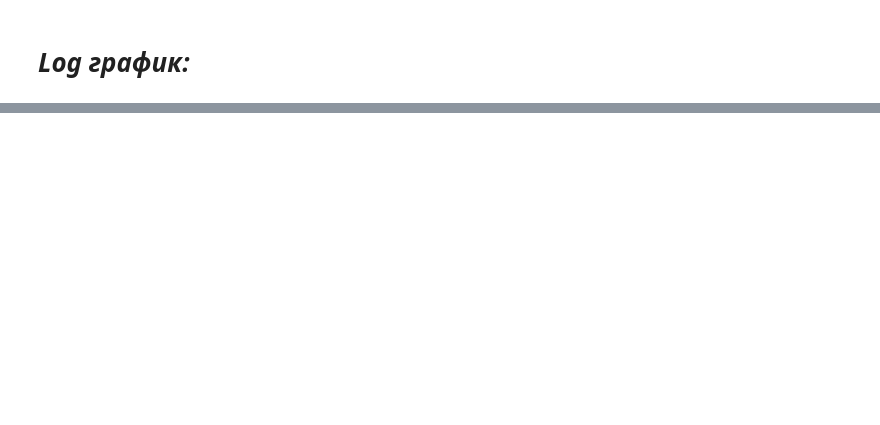
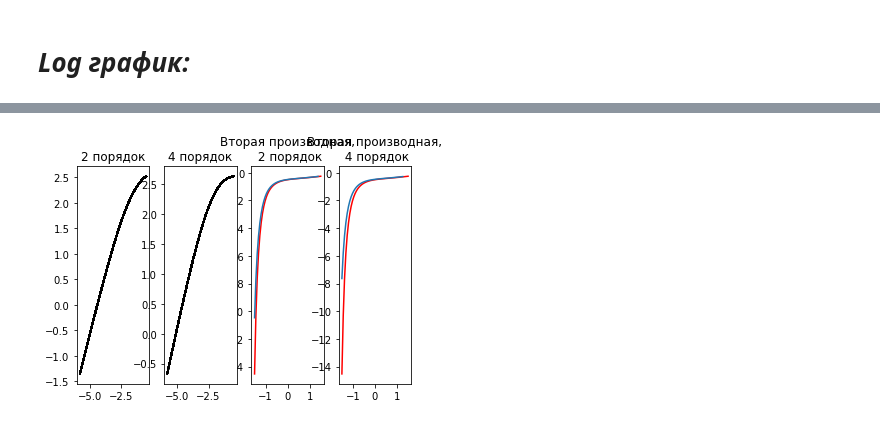
Before and after one commit to mainarel/-Numerical_methods, a Jupyter notebook: Lab2.ipynb, the cells around one changed output, grey strips where cells are left out. Cells and saved outputs as stored; diff of their text form; code cells hidden in the pictures; blank space fills up the shorter version.

```diff
--- a/Lab2.ipynb
+++ b/Lab2.ipynb
@@ -126,0 +129,79 @@ IndexError: ignored
+# %%
+n = 50 #кол-во "отрезков", точек n+1
+a = -1.5
+b = 1.5
+h = (b-a)/n
+
+def func(x):
+  return (np.sin(x)/(2+x))
+
+def d2_func(x):
+  return (-np.sin(x)/(2+x) + 2*np.sin(x)/((2+x)**3) - 2*np.cos(x)/((2+x)**2))
+
+def difference(true, result):
+    dfr = [abs(true[i] - result[i]) for i in range(len(result))]
+    return max(dfr)
+
+def d2_dif2(h,n):
+  dif2 = []
+  x = np.arange(a,b+h,h)
+  y = func(x)
+  for i in range(1,n):
+    dif2.append ((y[i-1]-2*y[i]+y[i+1])/(h**2))
+  return dif2
+
+def d2_dif4(h,n):
+  dif2 = []
+  x = np.arange(a,b+h,h)
+  y = func(x)
+  for i in range(2,n-1):
+    dif2.append ((-y[i-2] + 16 * y[i-1] - 30 * y[i] + 16 * y[i+1] - y[i+2])/(12*(h**2)))
+  return dif2
+
+def logarithm():
+    dfr_array1 = []
+    dfr_array2 = []
+    hi_array = []
+
+    for i in range(5,1000):
+        hi = (b - a) / i
+        hi_array.append(math.log(hi))
+
+        x_array = np.arange(a,b+hi, hi)
+        y_real = [d2_func(element) for element in x_array]
+
+        ydif1_array = d2_dif2(hi, i)
+        ydif2_array = d2_dif4(hi, i)
+
+        dfr_array1.append(math.log(difference(y_real, ydif1_array)))
+        ydif1_array.clear()
+
+        dfr_array2.append(math.log(difference(y_real, ydif2_array)))
+        ydif2_array.clear()
+
+        plt.subplot(1,4,1)
+        plt.title("2 порядок")
+        plt.plot (hi_array,dfr_array1, color = 'black')
+
+
+        plt.subplot(1,4,2)
+        plt.title("4 порядок")
+        plt.plot (hi_array,dfr_array2, color = 'black')
+
+x_true = np.arange(a,b+h, h)
+y_true= d2_func(x_true)
+
+plt.subplot(1,4,3)
+plt.title("Вторая производная,\n 2 порядок")
+plt.plot(x_true,y_true, color = 'red')
+plt.plot(np.resize(x_true, len(d2_dif2(h,n))   ), d2_dif2(h,n))
+
+
+plt.subplot(1,4,4)
+plt.title("Вторая производная,\n 4 порядок")
+plt.plot(x_true,y_true, color = 'red')
+plt.plot(np.resize(x_true, len(d2_dif4(h,n))   ), d2_dif4(h,n))
+
+logarithm()
+# %% [output]
+[figure, added]
```
Also changed, not shown: parts of 6 cells of this notebook.
